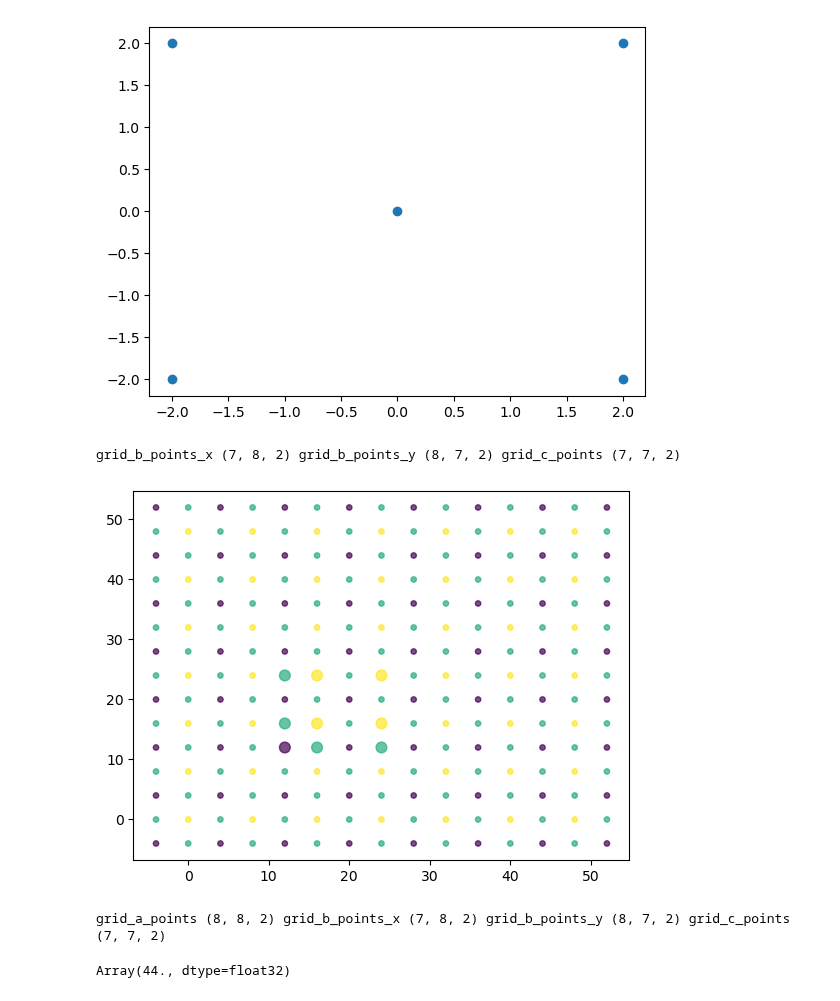
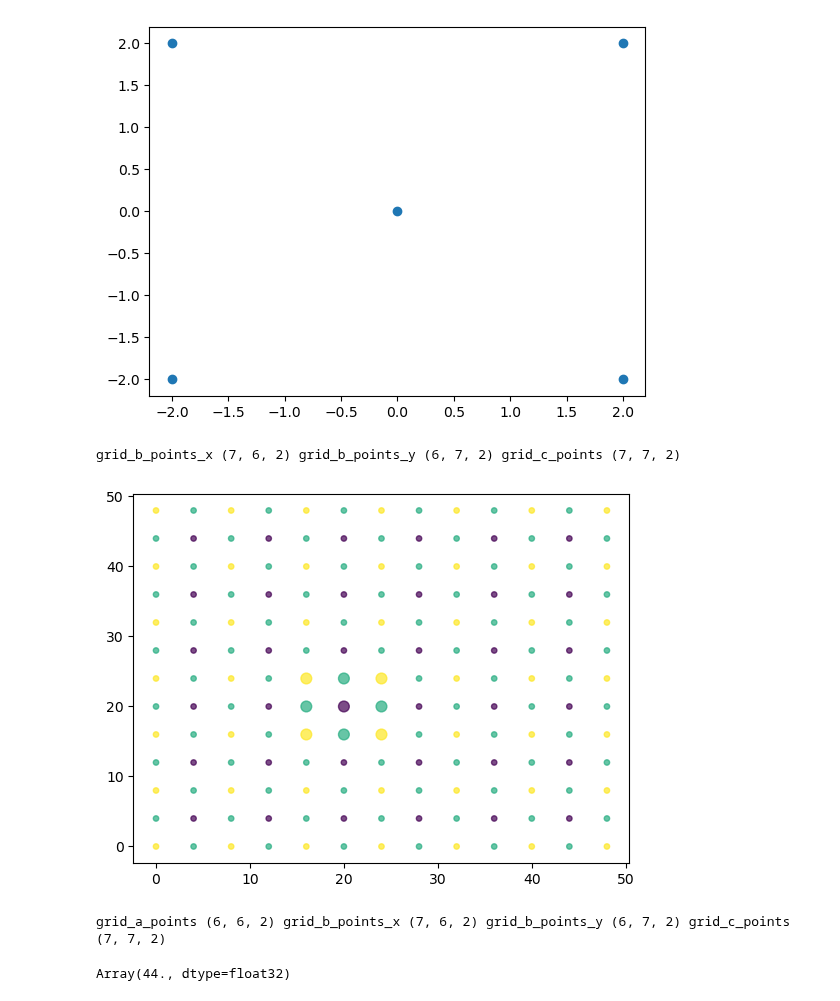
Before and after one commit to jakubMitura14/jax_cpu_experiments_b, a Jupyter notebook: geometric_sv_idea/ideas_geometric_sv.ipynb, the cells around one changed output. Drawn from its saved outputs; the diff is of its cells as text; code cells hidden in the pictures.

```diff
--- a/geometric_sv_idea/ideas_geometric_sv.ipynb
+++ b/geometric_sv_idea/ideas_geometric_sv.ipynb
@@ -90,10 +90,10 @@ grid_b_points_x= (gridd_bigger+jnp.array([half_r,0.0]))[0:-1,1:-1,:]
 grid_b_points_y= (gridd_bigger+jnp.array([0,half_r]))[1:-1,0:-1,:]
 
 ## bigger
-gridd_bigger=einops.rearrange(jnp.mgrid[-r:diam_x+2*r:r,-r:diam_y+2*r:r],'c x y-> x y c')-half_r
-grid_a_points=einops.rearrange(jnp.mgrid[0:diam_x+r:r, 0:diam_y+r:r],'c x y-> x y c')-half_r
-grid_b_points_x= (gridd_bigger+jnp.array([half_r,0.0]))[1:-2,1:-1,:]
-grid_b_points_y= (gridd_bigger+jnp.array([0,half_r]))[1:-1,1:-2,:]
+# gridd_bigger=einops.rearrange(jnp.mgrid[-r:diam_x+2*r:r,-r:diam_y+2*r:r],'c x y-> x y c')-half_r
+# grid_a_points=einops.rearrange(jnp.mgrid[0:diam_x+r:r, 0:diam_y+r:r],'c x y-> x y c')-half_r
+# grid_b_points_x= (gridd_bigger+jnp.array([half_r,0.0]))[1:-2,1:-1,:]
+# grid_b_points_y= (gridd_bigger+jnp.array([0,half_r]))[1:-1,1:-2,:]
 
 # ## cutting
 # grid_a_points=grid_a_points[1:-1,1:-1,:]
@@ -122,36 +122,36 @@ def disp_grid(grid_a_points,grid_b_points_x,grid_b_points_y,grid_c_points):
     s_b_x[base_x,base_y]=s_b_x[0,0]*4
     s_b_y[base_x,base_y]=s_b_y[0,0]*4
     s_b_x[base_x+1,base_y]=s_b_x[0,0]*4
     s_b_y[base_x,base_y+1]=s_b_y[0,0]*4
 
     s_c[base_x,base_y]=s_c[0,0]*4
     s_c[base_x,base_y+1]=s_c[0,0]*4
     s_c[base_x+1,base_y]=s_c[0,0]*4
     s_c[base_x+1,base_y+1]=s_c[0,0]*4
 
 
     grid_b_points_x=einops.rearrange(grid_b_points_x,'x y c-> (x y) c')
     grid_b_points_y=einops.rearrange(grid_b_points_y,'x y c-> (x y) c')
     grid_c_points=einops.rearrange(grid_c_points,'x y c-> (x y) c')
     grid_a_points=einops.rearrange(grid_a_points,'x y c-> (x y) c')
 
     grid_b_points= jnp.concatenate([grid_b_points_x,grid_b_points_y])
     x=jnp.concatenate([grid_a_points[:,0],grid_b_points[:,0],grid_c_points[:,0]])
     y=jnp.concatenate([grid_a_points[:,1],grid_b_points[:,1],grid_c_points[:,1]])
 
     c= jnp.concatenate([c_a.flatten(),c_b_x.flatten(),c_b_y.flatten(),c_c.flatten()])
     s=jnp.concatenate([s_a.flatten(),s_b_x.flatten(),s_b_y.flatten(),s_c.flatten()])*15
     plt.scatter(x,y,s=s,c=c,alpha=0.7)
     plt.show()
 
 
 disp_grid(grid_a_points,grid_b_points_x,grid_b_points_y,grid_c_points)
 
 print(f"grid_a_points {grid_a_points.shape} grid_b_points_x {grid_b_points_x.shape} grid_b_points_y {grid_b_points_y.shape} grid_c_points {grid_c_points.shape}")
 # %% [output]
-grid_b_points_x (7, 8, 2) grid_b_points_y (8, 7, 2) grid_c_points (7, 7, 2)
+grid_b_points_x (7, 6, 2) grid_b_points_y (6, 7, 2) grid_c_points (7, 7, 2)
-[figure, old version]
+[figure, new version]
-grid_a_points (8, 8, 2) grid_b_points_x (7, 8, 2) grid_b_points_y (8, 7, 2) grid_c_points (7, 7, 2)
+grid_a_points (6, 6, 2) grid_b_points_x (7, 6, 2) grid_b_points_y (6, 7, 2) grid_c_points (7, 7, 2)
 # %%
 jnp.max(grid_a_points)
 # %% [output]
```
Also changed, not shown: parts of 4 cells of this notebook, 3 other files.
